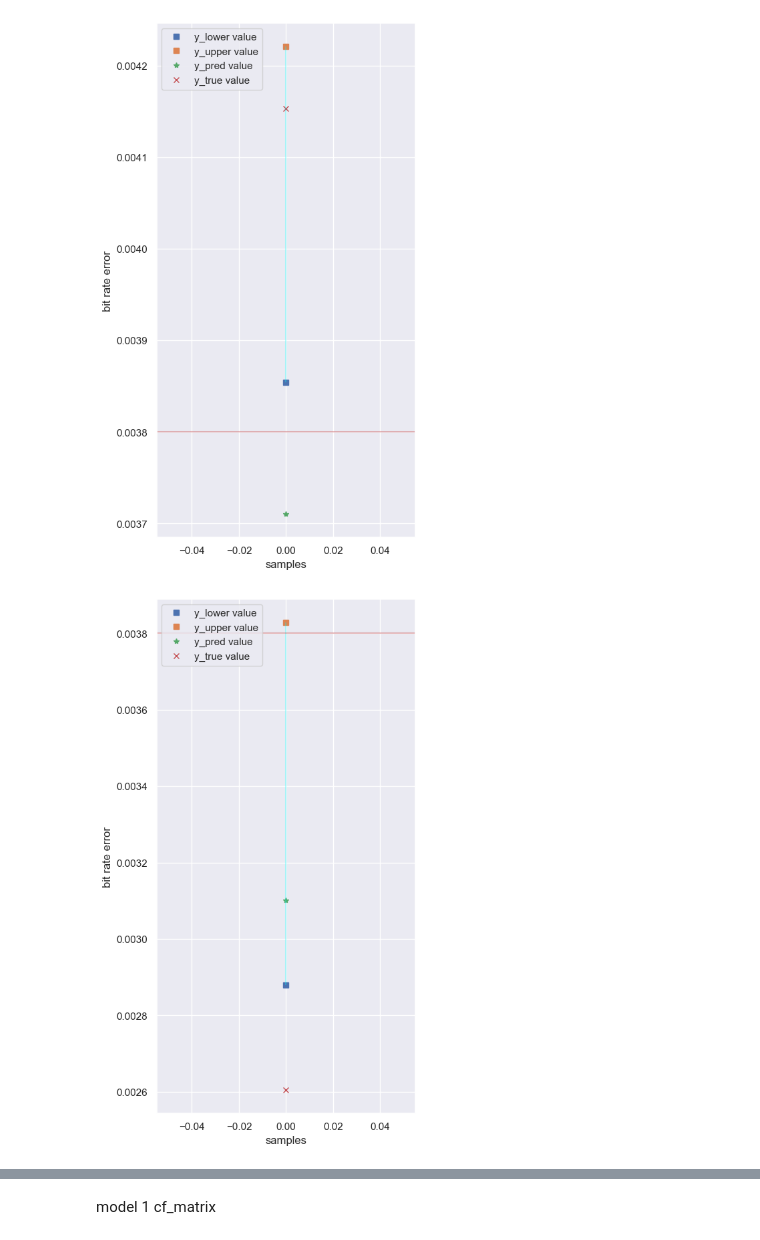
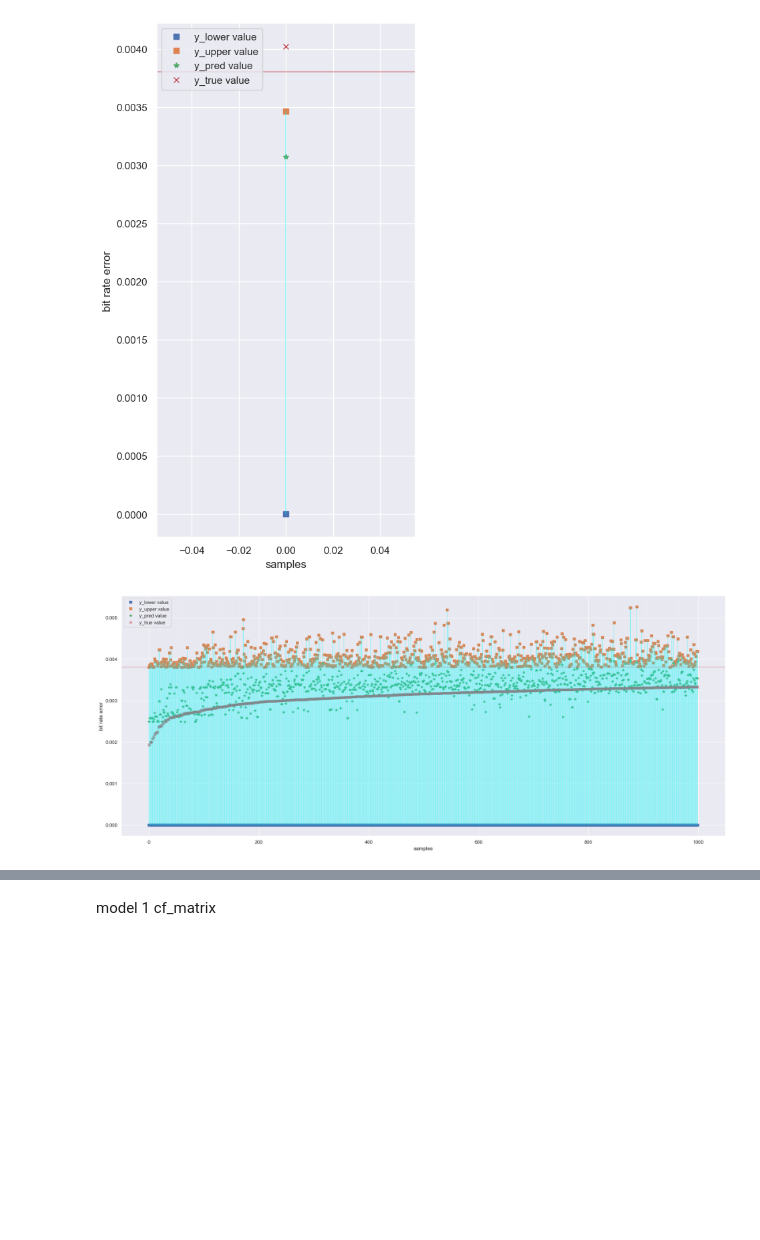
Before and after one commit to 0had0/QoT-Estimation, a Jupyter notebook: src/main.ipynb, the cells around one changed output, grey strips where cells are left out. Saved outputs shown, nothing was run; the diff lists cells and outputs as text; code cells hidden in the pictures; blank space fills up the shorter version.

```diff
--- a/src/main.ipynb
+++ b/src/main.ipynb
@@ -12,9 +15,9 @@ from explainer_model import ExplanationClassifier
 # %%
-data, target = get_data()
+data, target = get_data_of_second_dataset() # get_data()
 
 X_train, X_test, y_train, y_test = train_test_split(data,
                                                     target,
-                                                    test_size=.2, # 1 - (1- 0.33) /2,
+                                                    test_size=.4, # 1 - (1- 0.33) /2,
                                                     random_state=75)
 
 X_train, X_train_1, y_train, y_train_1 = train_test_split(X_train,
@@ -99,13 +104,13 @@ fig = plot_predictions(false_uncrossing_outcome.sort_values(by=['y_true'], ascen
 
 fig.savefig("./cache/pi_plot_false_uncrossing.svg", dpi=300)
 # %% [output]
-[figure, old version]
+[figure, new version]
 # %%
-fig = plot_predictions(crossing_outcome.sort_values(by=['y_true'], ascending=True), th, show_only=1, figSize=(5, 10))
+fig = plot_predictions(crossing_outcome.sort_values(by=['y_true'], ascending=True), th, show_only=1000, figSize=(25, 10))
 
 fig.savefig("./cache/pi_plot_crossing.svg", dpi=300)
 # %% [output]
-[figure, old version]
+[figure, new version]
 # %%
 model_2 = ExplanationClassifier(model=model_1.models['y_pred'])
 model_2_1 = ExplanationClassifier(model=model_1.models['y_pred'], include_original_features=True)
```
Also changed, not shown: parts of 17 cells of this notebook, 16 other files.
